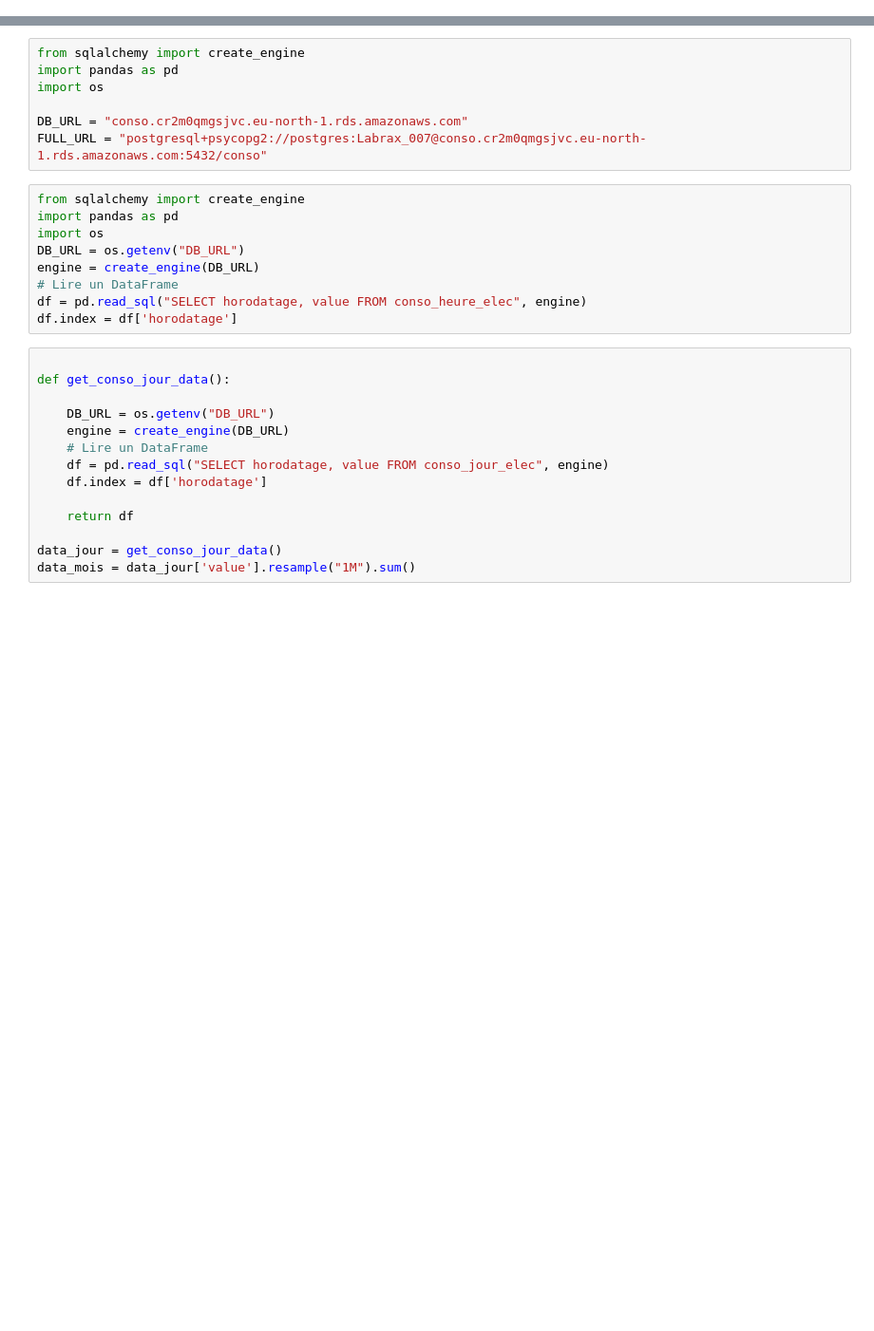
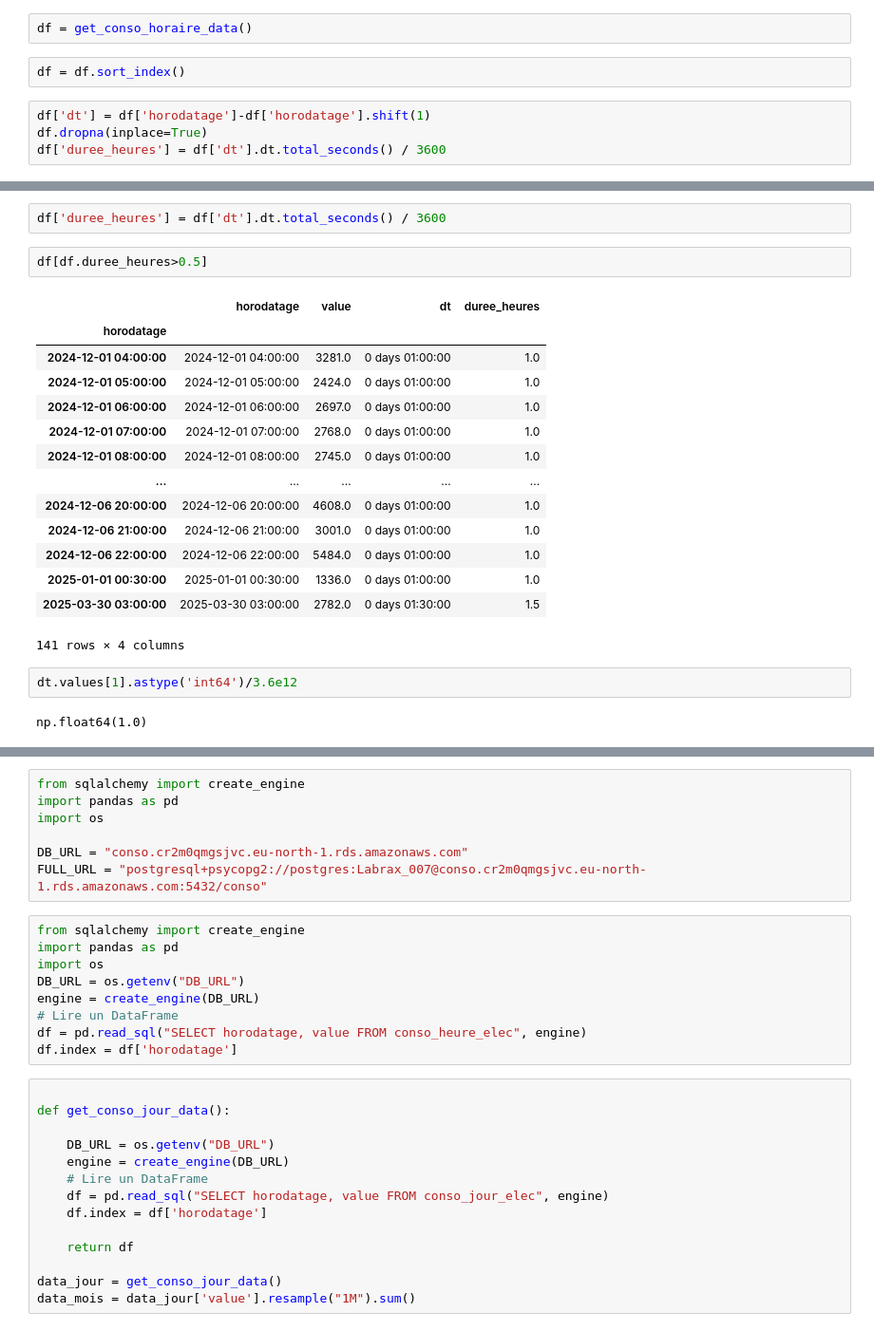
Before and after one commit to davidmouquetGit/Energy-Tracking, a Jupyter notebook: test_connection_to_postgres.ipynb, the cells around one changed output, grey strips where cells are left out. Shown at 95% size. Saved outputs shown, nothing was run; the diff lists cells and outputs as text; blank space fills up the shorter version.

```diff
--- a/test_connection_to_postgres.ipynb
+++ b/test_connection_to_postgres.ipynb
@@ -0,0 +34,8 @@
+# %%
+df = get_conso_horaire_data()
+# %%
+df = df.sort_index()
+# %%
+df['dt'] = df['horodatage']-df['horodatage'].shift(1)
+df.dropna(inplace=True)
+df['duree_heures'] = df['dt'].dt.total_seconds() / 3600
@@ -0,0 +134,23 @@
+# %%
+df['duree_heures'] = df['dt'].dt.total_seconds() / 3600
+# %%
+df[df.duree_heures>0.5]
+# %% [output]
+|  | horodatage | value | dt | duree_heures |
+| horodatage |  |  |  |  |
+| 2024-12-01 04:00:00 | 2024-12-01 04:00:00 | 3281.0 | 0 days 01:00:00 | 1.0 |
+| 2024-12-01 05:00:00 | 2024-12-01 05:00:00 | 2424.0 | 0 days 01:00:00 | 1.0 |
+| 2024-12-01 06:00:00 | 2024-12-01 06:00:00 | 2697.0 | 0 days 01:00:00 | 1.0 |
+| 2024-12-01 07:00:00 | 2024-12-01 07:00:00 | 2768.0 | 0 days 01:00:00 | 1.0 |
+| 2024-12-01 08:00:00 | 2024-12-01 08:00:00 | 2745.0 | 0 days 01:00:00 | 1.0 |
+| ... | ... | ... | ... | ... |
+| 2024-12-06 20:00:00 | 2024-12-06 20:00:00 | 4608.0 | 0 days 01:00:00 | 1.0 |
+| 2024-12-06 21:00:00 | 2024-12-06 21:00:00 | 3001.0 | 0 days 01:00:00 | 1.0 |
+| 2024-12-06 22:00:00 | 2024-12-06 22:00:00 | 5484.0 | 0 days 01:00:00 | 1.0 |
+| 2025-01-01 00:30:00 | 2025-01-01 00:30:00 | 1336.0 | 0 days 01:00:00 | 1.0 |
+| 2025-03-30 03:00:00 | 2025-03-30 03:00:00 | 2782.0 | 0 days 01:30:00 | 1.5 |
+141 rows × 4 columns
+# %%
+dt.values[1].astype('int64')/3.6e12
+# %% [output]
+np.float64(1.0)
```
Also changed, not shown: parts of 8 cells of this notebook, 13 other files.
